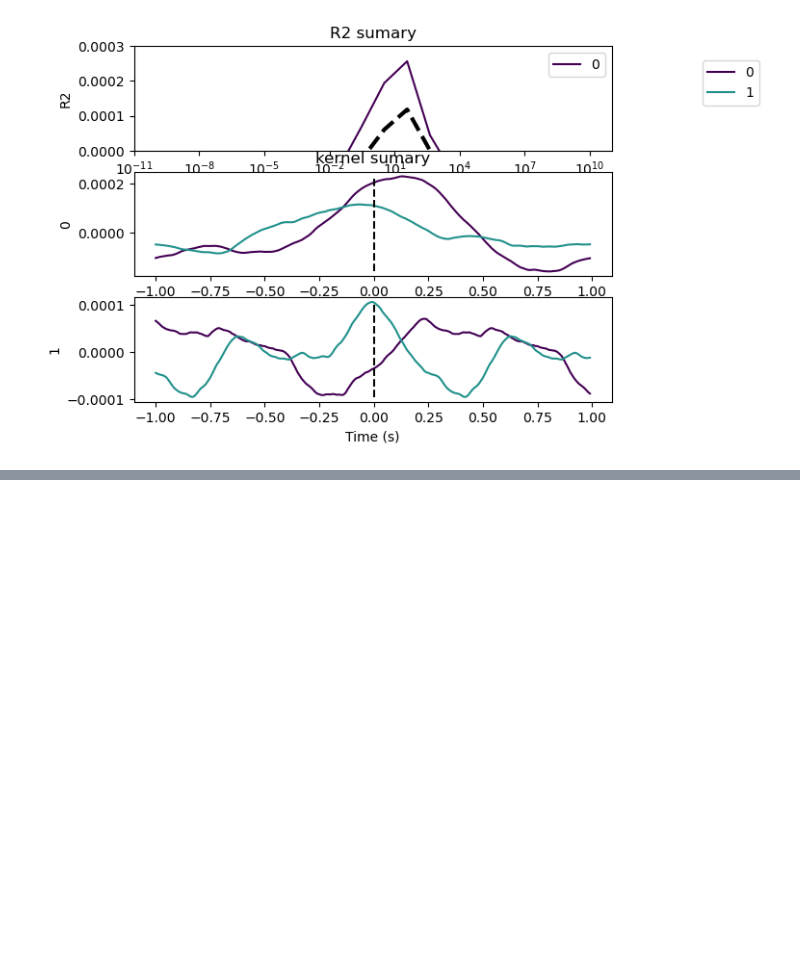
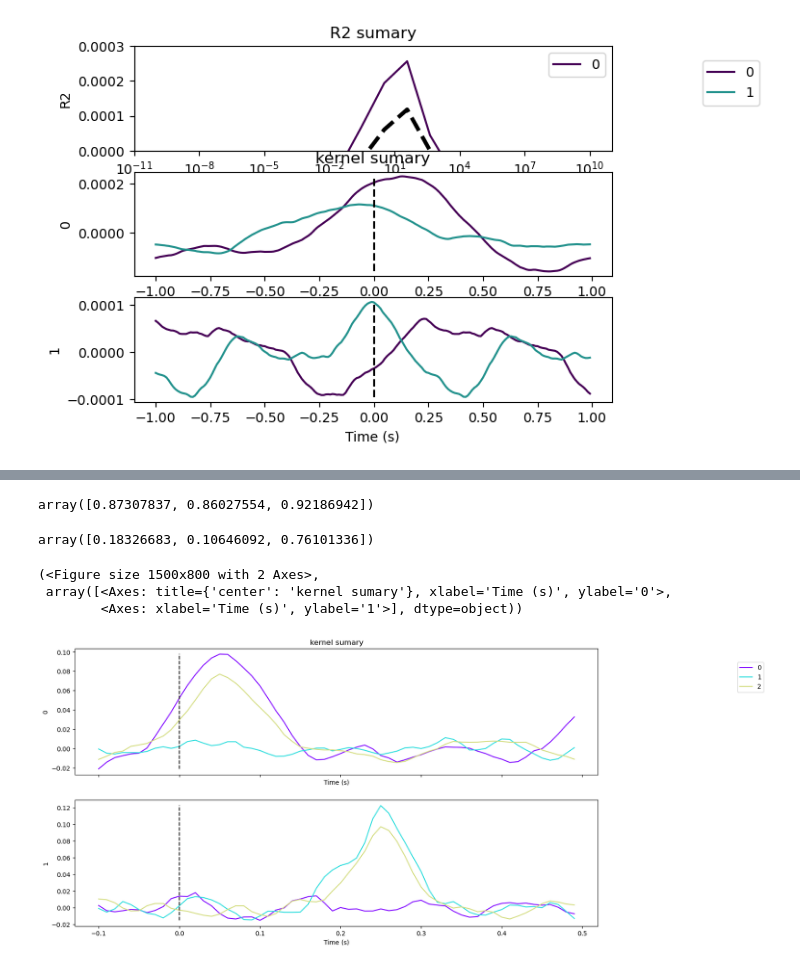
Before and after one commit to phg17/sPyEEG, a Jupyter notebook: demos/trf_forward_example.ipynb, the cells around one changed output, grey strips where cells are left out. Saved outputs shown, nothing was run; the diff lists cells and outputs as text; code cells hidden in the pictures; blank space fills up the shorter version.

```diff
--- a/demos/trf_forward_example.ipynb
+++ b/demos/trf_forward_example.ipynb
@@ -276,0 +292,11 @@ Y.shape
+# %%
+tmin = -0.1
+tmax = 0.5
+trf = models.TRF.TRFEstimator(tmin=tmin, tmax=tmax, srate = fs, alpha = [0] + np.logspace(-2,2,5))
+irrr = models.iRRR.iRRREstimator(tmin=tmin, tmax=tmax, srate = fs, lambda0 = np.logspace(-2,2,5), lambda1 = np.logspace(-2,2,5))
+
+X = scale(np.hstack([stimuli_pos, stimuli_neg]))
+Y = scale(electrophysiological_data)
+
+scores = trf.xval_eval(X, Y, scoring = 'R2')
+scores_iRRR = irrr.xval_eval(X, Y, scoring = 'R2')
@@ -276,0 +315,15 @@ Y.shape
+# %%
+scores.mean(0).max(1)
+# %% [output]
+array([0.87307837, 0.86027554, 0.92186942])
+# %%
+scores_iRRR.mean(0).max((1,2))
+# %% [output]
+array([0.18326683, 0.10646092, 0.76101336])
+# %%
+trf.plot_kernel()
+# %% [output]
+(<Figure size 1500x800 with 2 Axes>,
+ array([<Axes: title={'center': 'kernel sumary'}, xlabel='Time (s)', ylabel='0'>,
+        <Axes: xlabel='Time (s)', ylabel='1'>], dtype=object))
+[figure, added]
```
Also changed, not shown: parts of 25 cells of this notebook, 3 other files.
